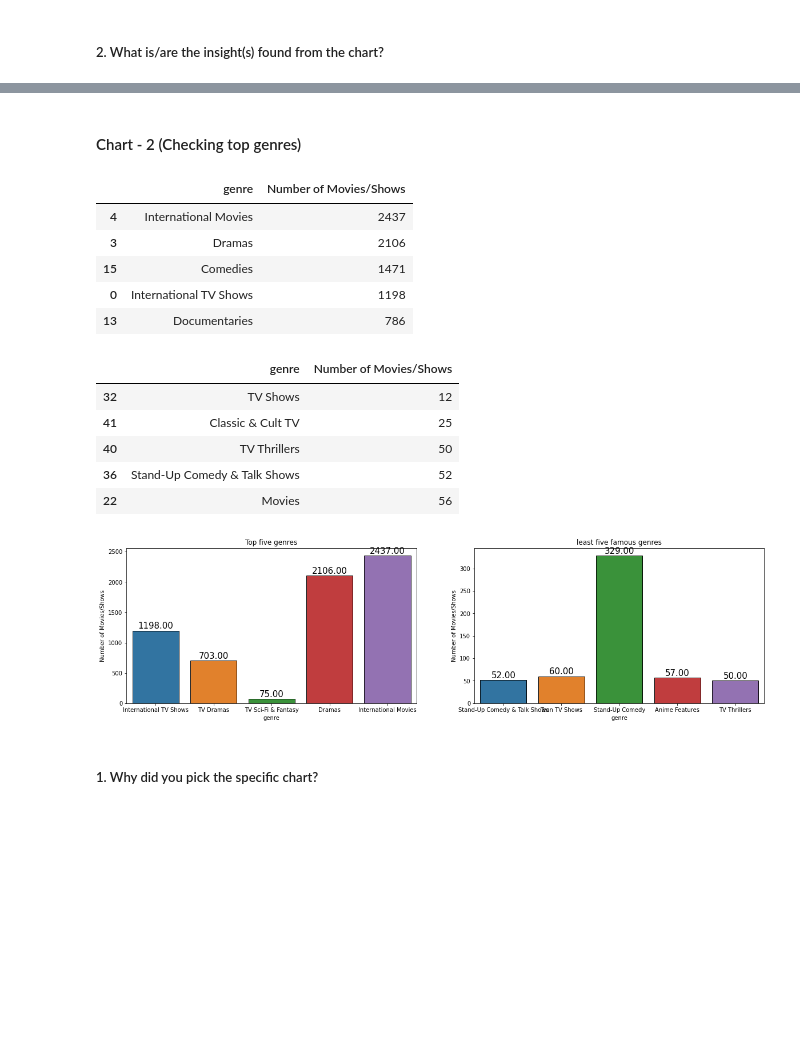
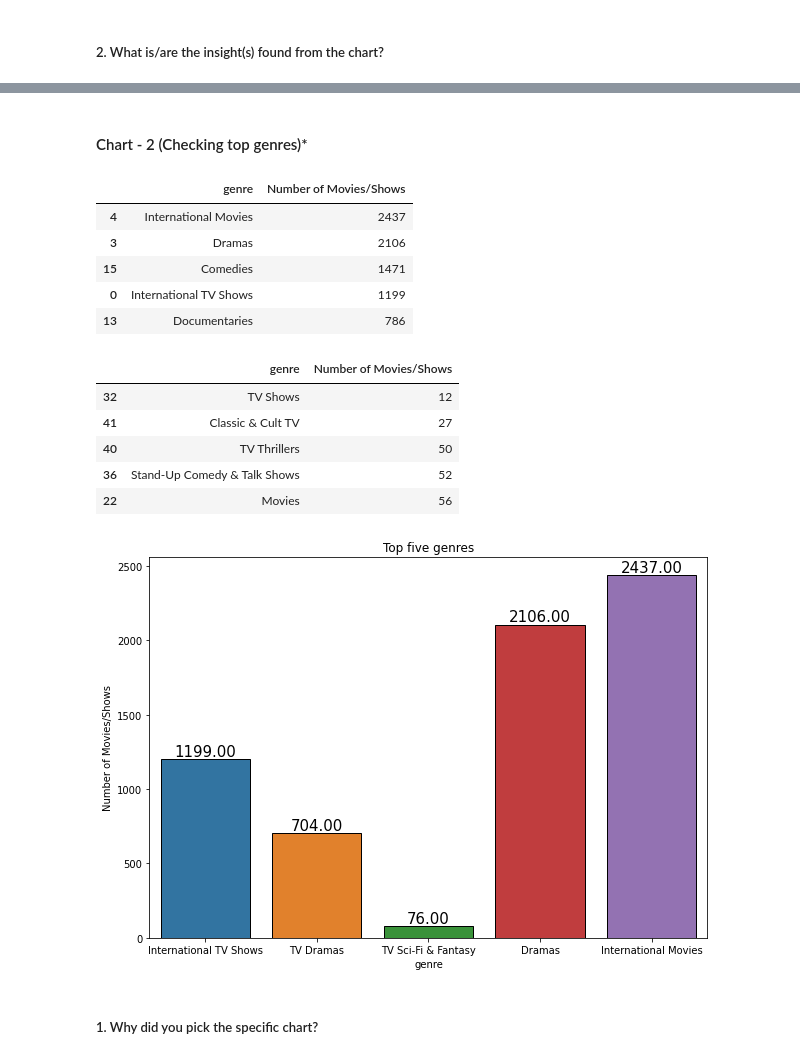
Before and after one commit to manjirikulkarni03/NETFLIX-MOVIES-AND-TV-SHOWS-CLUSTERING, a Jupyter notebook: INDIVIDUAL_NETFLIX_MOVIES_AND_TV_SHOWS_CLUSTERING.ipynb, the cells around one changed output, grey strips where cells are left out. Cells and saved outputs as stored; diff of their text form; code cells hidden in the pictures; blank space fills up the shorter version.

```diff
--- a/INDIVIDUAL_NETFLIX_MOVIES_AND_TV_SHOWS_CLUSTERING.ipynb
+++ b/INDIVIDUAL_NETFLIX_MOVIES_AND_TV_SHOWS_CLUSTERING.ipynb
@@ -499,5 +422,0 @@ By looking at above positively impacting features diagnostic or fitness company
-# %%
-# Choosing the primary country,cast and director to simplify the analysis
-#netflix['country'] = netflix['country'].apply(lambda x: x.split(',')[0])
-netflix['cast'] = netflix['cast'].apply(lambda x: x.split(',')[0])
-#netflix['director'] = netflix['director'].apply(lambda x: x.split(',')[0])
@@ -528,5 +425,5 @@ We can conclude that David Attenborough is the most famous actor who has been ca
 # %% [markdown]
-#### Chart - 2 (Checking top genres)
+#### Chart - 2 (Checking top genres)*
 # %%
 #splitting genres and storing into list
 genre_list=netflix.listed_in.str.split(', ')
@@ -551,7 +448,7 @@ genre_df.sort_values('Number of Movies/Shows', ascending =False)[:5]
 | 4 | International Movies | 2437 |
 | 3 | Dramas | 2106 |
 | 15 | Comedies | 1471 |
-| 0 | International TV Shows | 1198 |
+| 0 | International TV Shows | 1199 |
 | 13 | Documentaries | 786 |
 # %%
 #last 5 genres
@@ -559,37 +456,25 @@ genre_df.sort_values('Number of Movies/Shows', ascending =True)[:5]
 # %% [output]
 |  | genre | Number of Movies/Shows |
 | 32 | TV Shows | 12 |
-| 41 | Classic & Cult TV | 25 |
+| 41 | Classic & Cult TV | 27 |
 | 40 | TV Thrillers | 50 |
 | 36 | Stand-Up Comedy & Talk Shows | 52 |
 | 22 | Movies | 56 |
 # %%
 # Top 5 genres
-plt.figure(figsize=(20,5))
+plt.figure(figsize=(10,7))
 
-plt.subplot(1,2,1)
+
 plots=sns.barplot(x=genre_df['genre'][:5],y=genre_df['Number of Movies/Shows'][:5],edgecolor='black')
 for bar in plots.patches:
     plots.annotate(format(bar.get_height(), '.2f'),
                    (bar.get_x() + bar.get_width() / 2,
                     bar.get_height()), ha='center', va='center',
                    size=15, xytext=(0, 8),
                    textcoords='offset points')
     plt.title('Top five genres')
-
-#least 5 famous genres
-plt.subplot(1,2,2)
-plots=sns.barplot(x=genre_df['genre'][-6:-1],y=genre_df['Number of Movies/Shows'][-6:-1],edgecolor='black')
-for bar in plots.patches:
-    plots.annotate(format(bar.get_height(), '.2f'),
-                   (bar.get_x() + bar.get_width() / 2,
-                    bar.get_height()), ha='center', va='center',
-                   size=15, xytext=(0, 8),
-                   textcoords='offset points')
-    plt.title('least five famous genres')
-plt.show()
 # %% [output]
-[figure, old version]
+[figure, new version]
 # %% [markdown]
 ##### 1. Why did you pick the specific chart?
 # %% [markdown]
```
Also changed, not shown: parts of 148 cells of this notebook.
